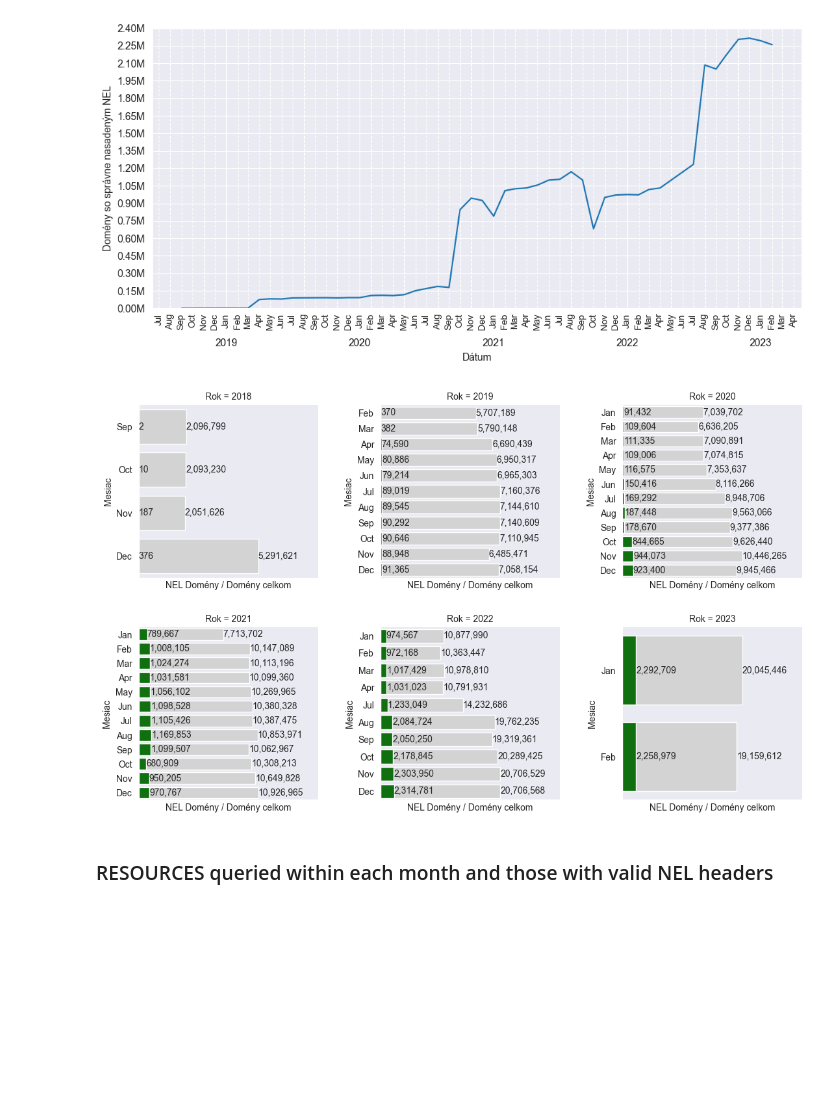
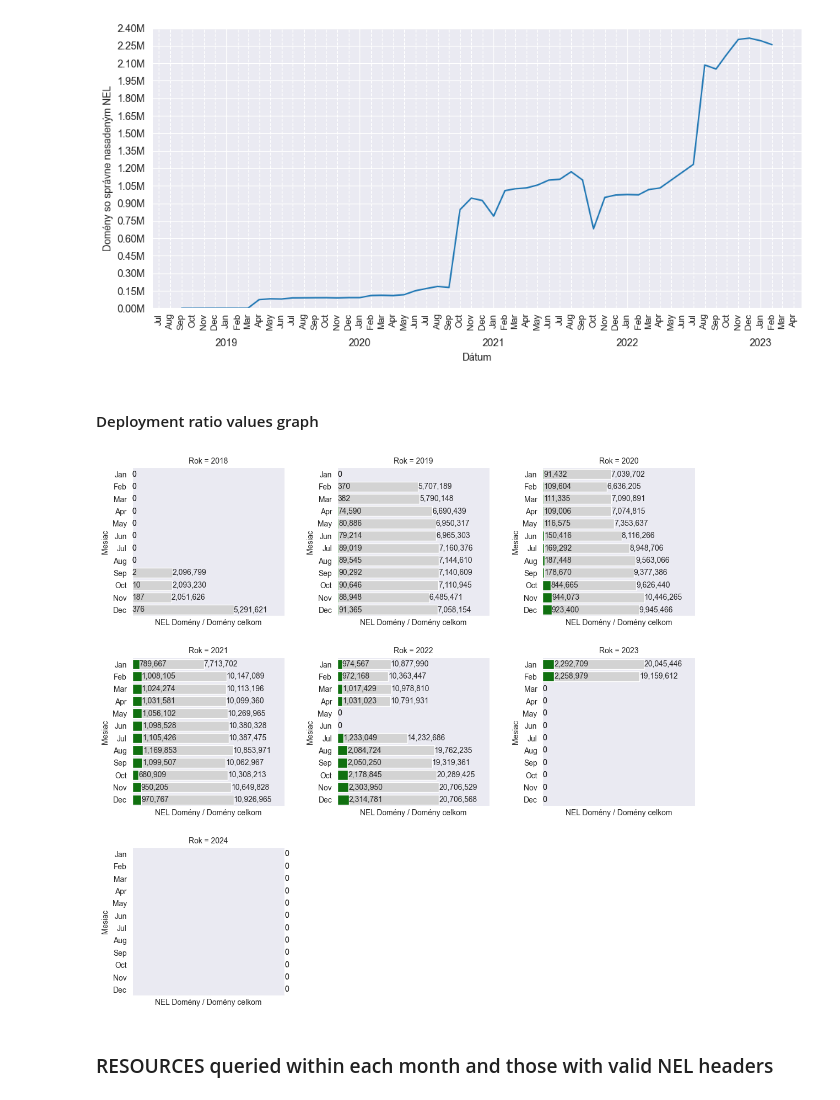
Before and after one commit to JurikMatej/IBP-NEL-Analysis-Scripts, a Jupyter notebook: results/httparchive_nel_deployment.ipynb, the cells around one changed output. Saved outputs shown, nothing was run; the diff lists cells and outputs as text; code cells hidden in the pictures; blank space fills up the shorter version.

Commit message:
Fix deployment ratio values graph

```diff
--- a/results/httparchive_nel_deployment.ipynb
+++ b/results/httparchive_nel_deployment.ipynb
@@ -155,58 +157,58 @@ fig.tight_layout()
 plt.savefig('graphs/httparchive_nel_deployment.pdf')
 # %% [output]
 [figure]
+# %% [markdown]
+#### Deployment ratio values graph
 # %%
-
 to_plot = result.copy()
-
-to_plot['Rok'] = to_plot['date'].map(lambda date: date.split(" ")[1])
 
 to_plot.index = to_plot['date']
 to_plot.index = pd.to_datetime(to_plot.index, format="%b %Y")
 
 idx = pd.date_range('01-01-2018', '31-12-2024', freq='MS')
-to_plot.reindex(idx, fill_value=0)
+to_plot = to_plot.reindex(idx, fill_value=0)
 
 to_plot.drop(columns=['date'], inplace=True)
 to_plot.reset_index(inplace=True)
 
+to_plot['Rok'] = to_plot['index'].map(lambda date: date.year)
+
+
 g = sns.FacetGrid(to_plot, col='Rok', col_wrap=3, margin_titles=True, sharex=False, sharey=False, height=3.5, aspect=1.1)
 
-g.map_dataframe(sns.barplot, x="total_crawled_domains", y="date", color="lightgray")
+g.map_dataframe(sns.barplot, x="total_crawled_domains", y="index", color="lightgray")
 for idx, (col_val, ax) in enumerate(g.axes_dict.items()):
     ax.bar_label(ax.containers[-1], fmt='{:,.0f}', label_type='edge')
     ax.set(xlim=(ax.get_ylim()[0], max(ax.containers[-1].datavalues) * 1.5))
 
-
-
-g.map_dataframe(sns.barplot, x="total_crawled_domains_with_correct_nel", y="date", color="green")
+g.map_dataframe(sns.barplot, x="total_crawled_domains_with_correct_nel", y="index", color="green")
 for idx, (col_val, ax) in enumerate(g.axes_dict.items()):
     ax.bar_label(ax.containers[-1], fmt='{:,.0f}', label_type='edge')
 
 
 for idx, (col_val, ax) in enumerate(g.axes_dict.items()):
     ax.xaxis.get_major_formatter().set_scientific(False)
     ax.xaxis.get_major_formatter().set_useOffset(False)
 
     # ax.xaxis.remove_overlapping_locs = False
     ax.xaxis.set_major_locator(ticker.NullLocator())
 
     # months = mdates.MonthLocator()
     # months_fmt = mdates.DateFormatter('%b')
     # ax.yaxis.set_major_locator(months)
     # ax.yaxis.set_major_formatter(months_fmt)
 
     # This just would not work forever... I really AM sorry, no more time to waste
     tick_labels = [date_to_text_format("-".join(x.get_text().split('-')[:2])).split(' ')[0] for x in ax.get_yticklabels()]
     ax.set_yticklabels(tick_labels)
 
 
     ax.set(xlabel='NEL Domény / Domény celkom', ylabel='Mesiac')
     fig.tight_layout()
 
 plt.savefig('graphs/httparchive_nel_deployment_ratios.pdf')
 # %% [output]
-[figure, old version]
+[figure, new version]
 # %% [markdown]
 ### RESOURCES queried within each month and those with valid NEL headers
 # %%
```
Also changed, not shown: parts of 1 cell of this notebook, 2 other files.
